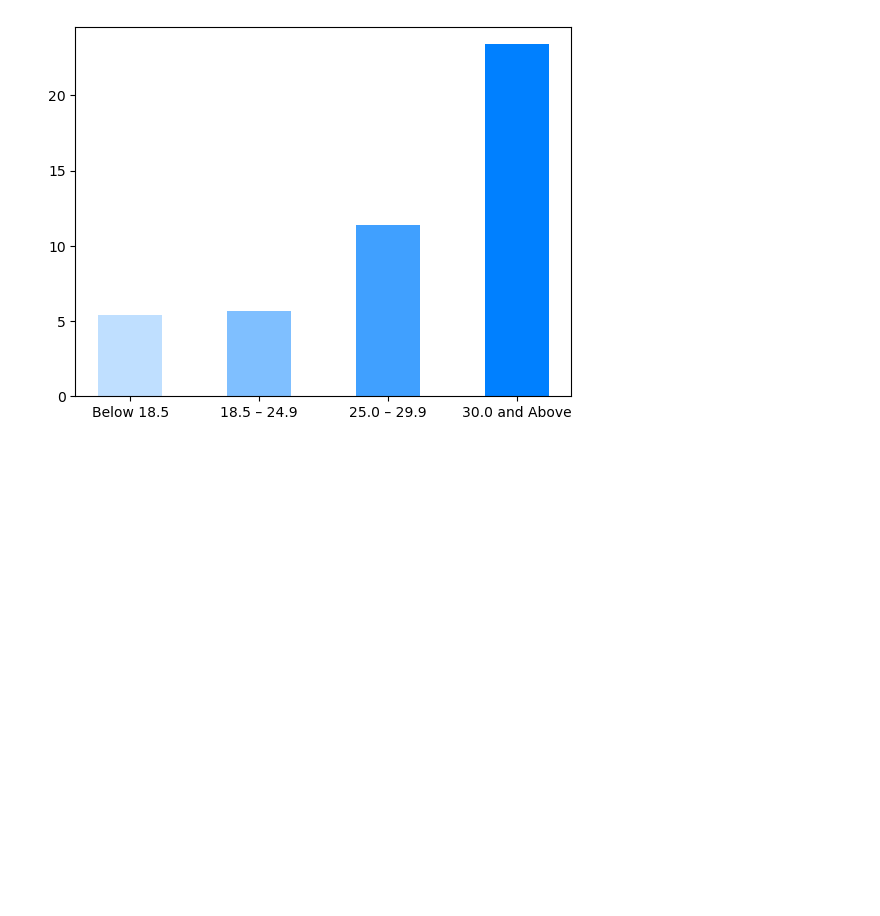
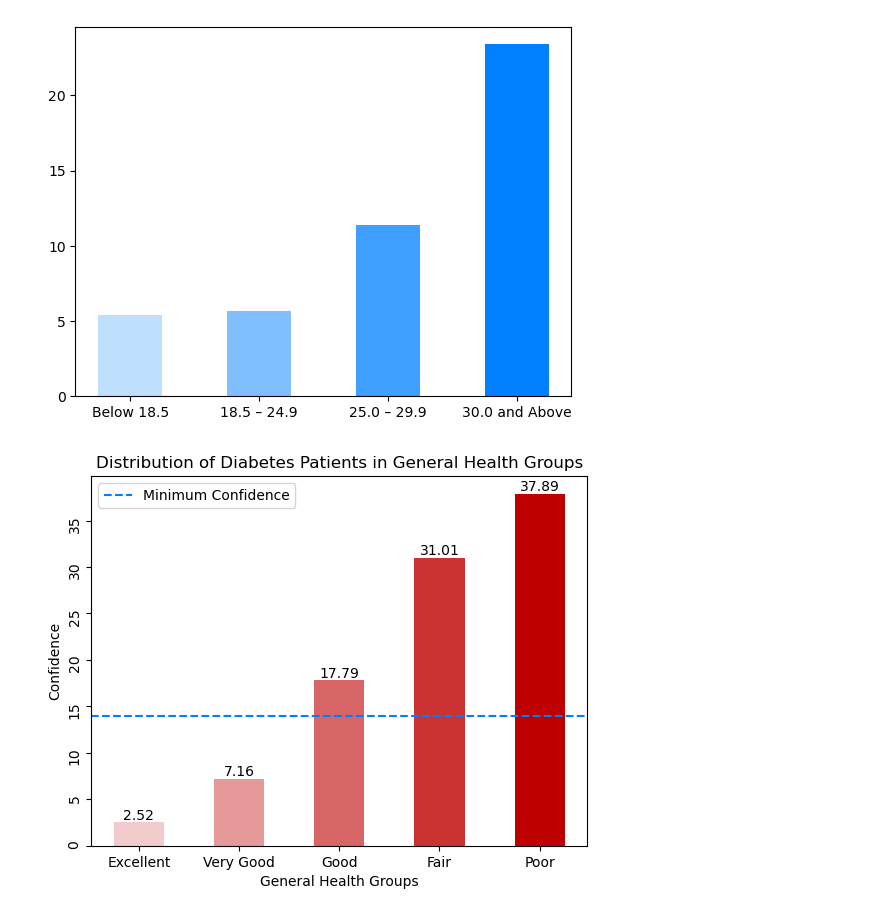
Before and after one commit to amirrezasokhankhosh/Big-data-analysis-for-diabetes, a Jupyter notebook: viper.ipynb, the cells around one changed output. Drawn from its saved outputs; the diff is of its cells as text; code cells hidden in the pictures; blank space fills up the shorter version.

```diff
--- a/viper.ipynb
+++ b/viper.ipynb
@@ -120,3 +122,25 @@ for i in range(len(columns)):
     plt.bar(names[i], round(conf*100, 2), color=colors[i], width=0.5)
 # %% [output]
 [figure]
+# %%
+healths = list(df["GenHlth"].unique())
+names = ["Excellent", "Very Good", "Good", "Fair", "Poor"]
+healths.sort()
+
+
+for i in range(len(healths)):
+    c = f"GenHlth_{healths[i]}"
+    vector = df_new[c]
+    pop = df_save[c]
+    conf = vector.sum(axis=0) / pop.sum(axis=0)
+    bar = plt.bar(names[i], round(conf*100, 2), color=(0.75,0,0,(i+1)/len(healths)), width=0.5)
+    plt.bar_label(bar)
+plt.axhline(y=round(minconf*100, 2), color=(0,0.5,1), linestyle='dashed', label="Minimum Confidence")
+plt.yticks(rotation="vertical")
+plt.xlabel("General Health Groups")
+plt.ylabel("Confidence")
+plt.title("Distribution of Diabetes Patients in General Health Groups")
+plt.legend(loc="upper left")
+plt.show()
+# %% [output]
+[figure, added]
```
Also changed, not shown: parts of 12 cells of this notebook, 8 other files.
